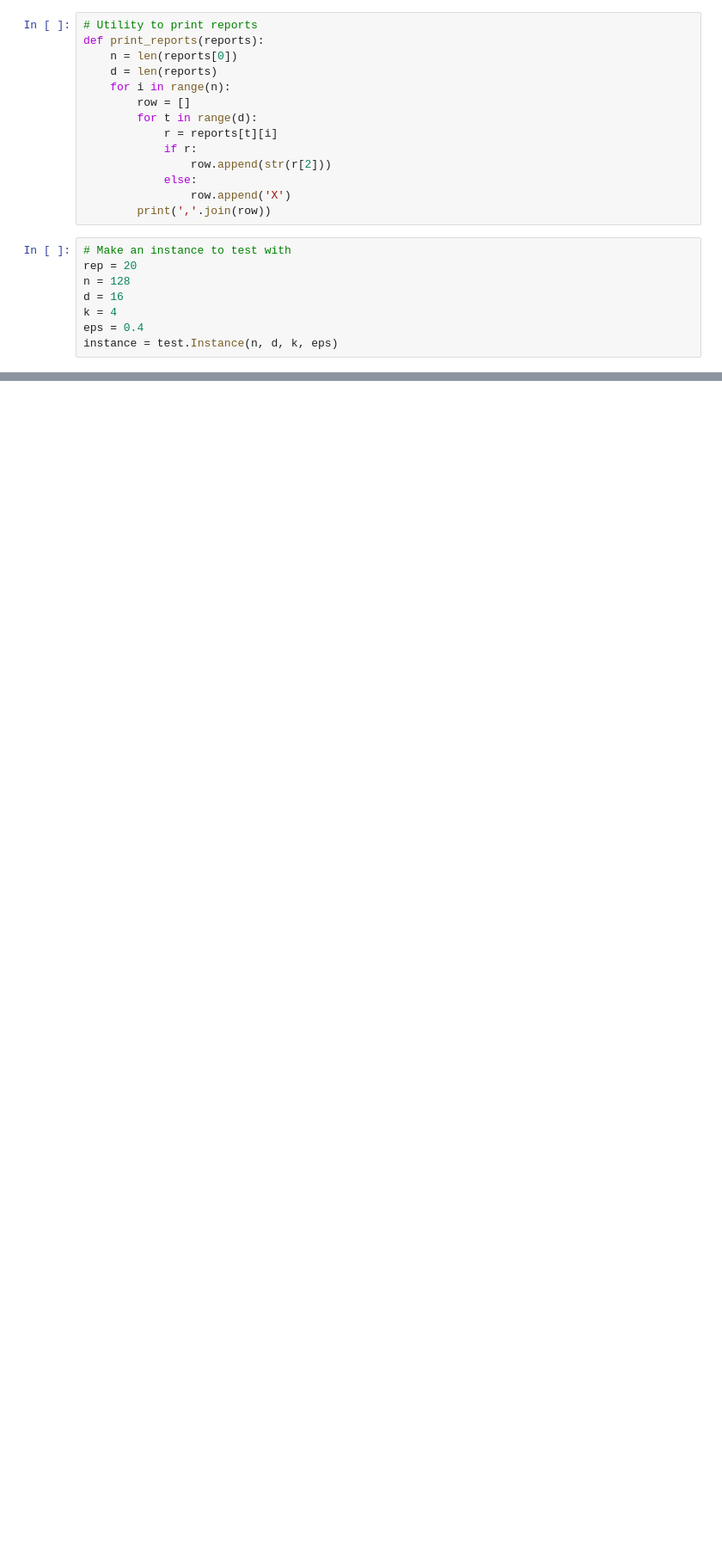
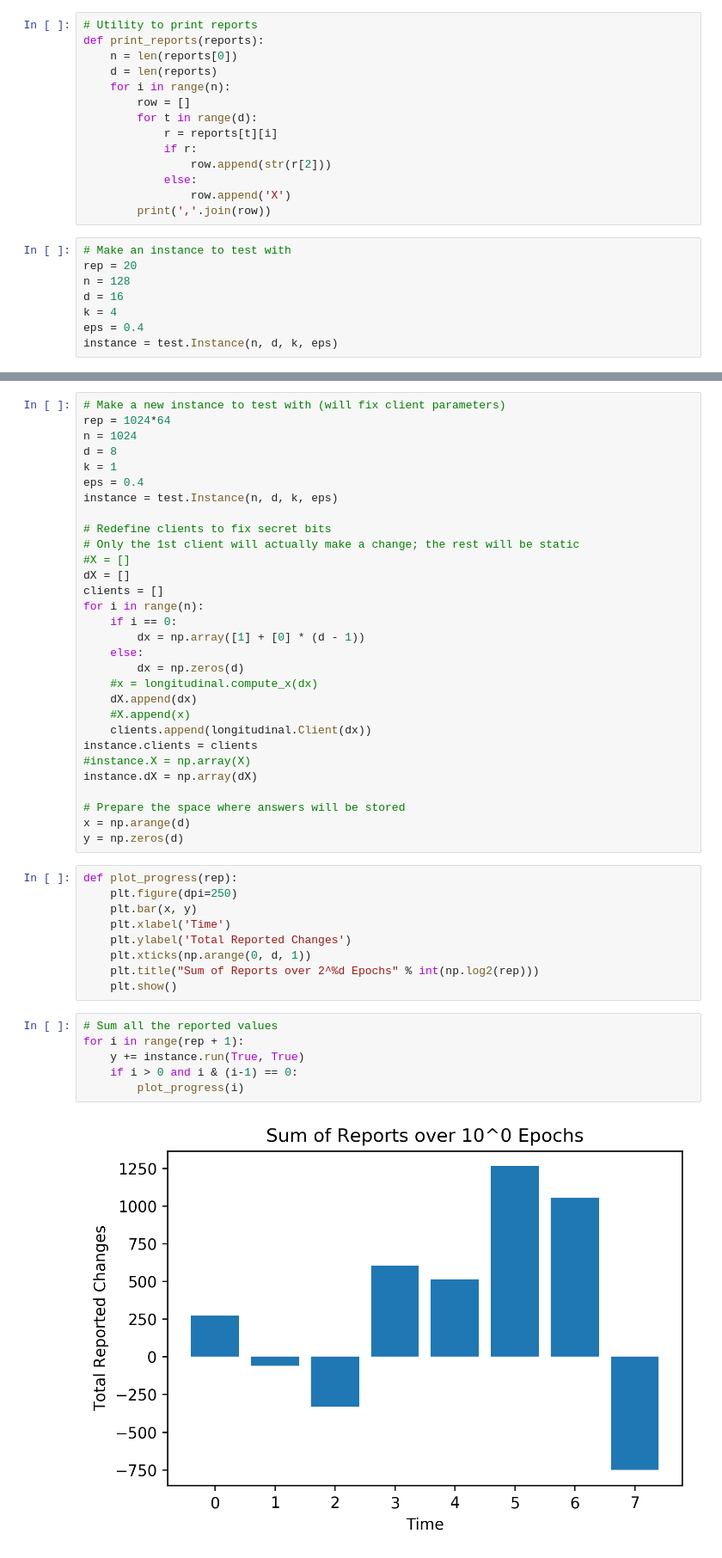
Before and after one commit to jcraver1021/dp-shuffle, a Jupyter notebook: privacydemo.ipynb, the cells around one changed output, grey strips where cells are left out. Shown at 86% size. Drawn from its saved outputs; the diff is of its cells as text; blank space fills up the shorter version.

Commit message:
Reran with latest bug fixes applied, demonstrating longitudinal privacy limits over 2^16 epochs

```diff
--- a/privacydemo.ipynb
+++ b/privacydemo.ipynb
@@ -76,0 +83,47 @@ X,1,1,1,-1,X,X,X,X,1,X,1,X,X,X,1
+# %%
+# Make a new instance to test with (will fix client parameters)
+rep = 1024*64
+n = 1024
+d = 8
+k = 1
+eps = 0.4
+instance = test.Instance(n, d, k, eps)
+
+# Redefine clients to fix secret bits
+# Only the 1st client will actually make a change; the rest will be static
+#X = []
+dX = []
+clients = []
+for i in range(n):
+    if i == 0:
+        dx = np.array([1] + [0] * (d - 1))
+    else:
+        dx = np.zeros(d)
+    #x = longitudinal.compute_x(dx)
+    dX.append(dx)
+    #X.append(x)
+    clients.append(longitudinal.Client(dx))
+instance.clients = clients
+#instance.X = np.array(X)
+instance.dX = np.array(dX)
+
+# Prepare the space where answers will be stored
+x = np.arange(d)
+y = np.zeros(d)
+# %%
+def plot_progress(rep):
+    plt.figure(dpi=250)
+    plt.bar(x, y)
+    plt.xlabel('Time')
+    plt.ylabel('Total Reported Changes')
+    plt.xticks(np.arange(0, d, 1))
+    plt.title("Sum of Reports over 2^%d Epochs" % int(np.log2(rep)))
+    plt.show()
+# %%
+# Sum all the reported values
+for i in range(rep + 1):
+    y += instance.run(True, True)
+    if i > 0 and i & (i-1) == 0:
+        plot_progress(i)
+# %% [output]
+[figure, added]
```
Also changed, not shown: parts of 5 cells of this notebook.
